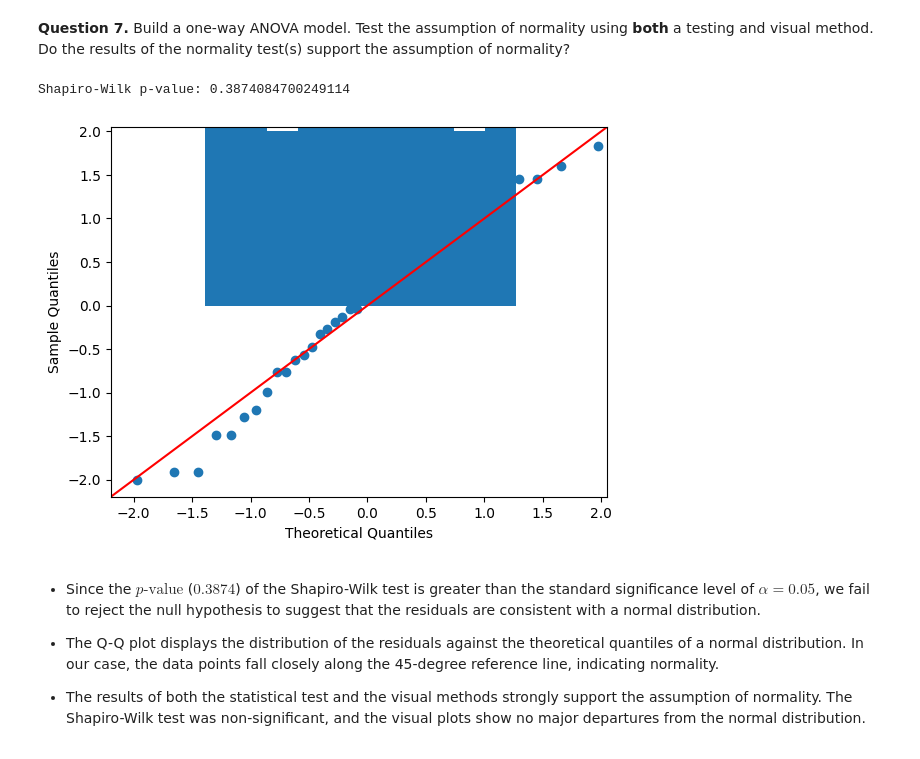
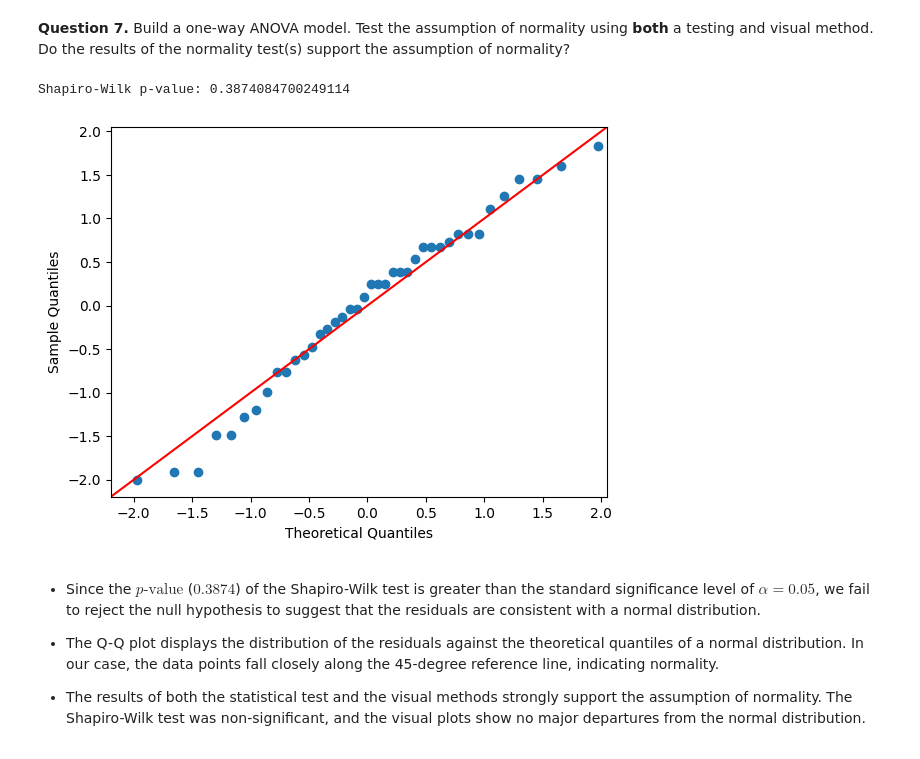
Before and after one commit to cmuriithi/STAT-7220-Applied-Experimental-Design, a Jupyter notebook: Assignments/Midterm-Exam/Midterm-Exam.ipynb, the cells around one changed output. Cells and saved outputs as stored; diff of their text form; code cells hidden in the pictures.

```diff
--- a/Assignments/Midterm-Exam/Midterm-Exam.ipynb
+++ b/Assignments/Midterm-Exam/Midterm-Exam.ipynb
@@ -134,30 +135,27 @@ Silicone     10  7.63    7.90  0.700872  6.6  8.4
 # %%
 import pandas as pd
 import statsmodels.api as sm
 from statsmodels.formula.api import ols
 import scipy.stats as stats
 import matplotlib.pyplot as plt
 
-# Build ANOVA model
+# Build ANOVA model #
 model = ols('Comfort ~ C(Material)', data=VG).fit()
 anova_table = sm.stats.anova_lm(model, typ=2)
 
-# Extract residuals
+# Extract residuals #
 residuals = model.resid
 
-# Shapiro-Wilk Test
+# Shapiro-Wilk Test #
 shapiro_stat, shapiro_p = stats.shapiro(residuals)
 print(f"Shapiro-Wilk p-value: {shapiro_p}")
 
-# Visual Methods
+# Q-Q plot #
 sm.qqplot(residuals, line='45', fit=True)
 plt.savefig('qq_plot.png')
-
-plt.hist(residuals, bins=10)
-plt.savefig('residuals_hist.png')
 # %% [output]
 Shapiro-Wilk p-value: 0.3874084700249114
-[figure, old version]
+[figure, new version]
 # %% [markdown]
 - Since the $p \text{-value}$ ($0.3874$) of the Shapiro-Wilk test is greater than the standard significance level of $\alpha = 0.05$, we fail to reject the null hypothesis to suggest that the residuals are consistent with a normal distribution.
 
```
Also changed, not shown: parts of 37 cells of this notebook.
